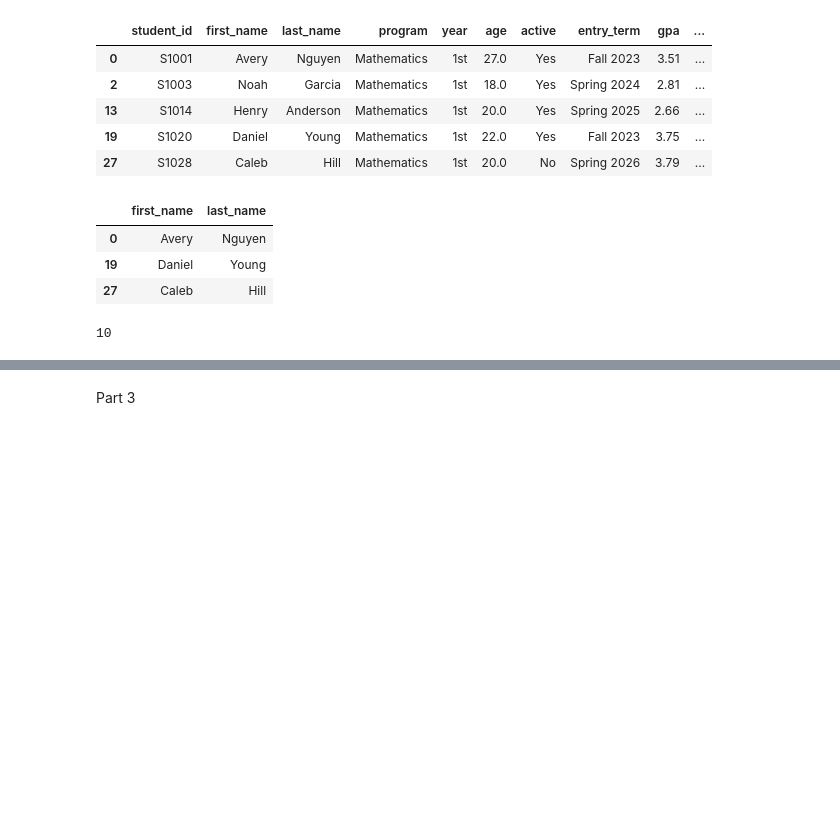
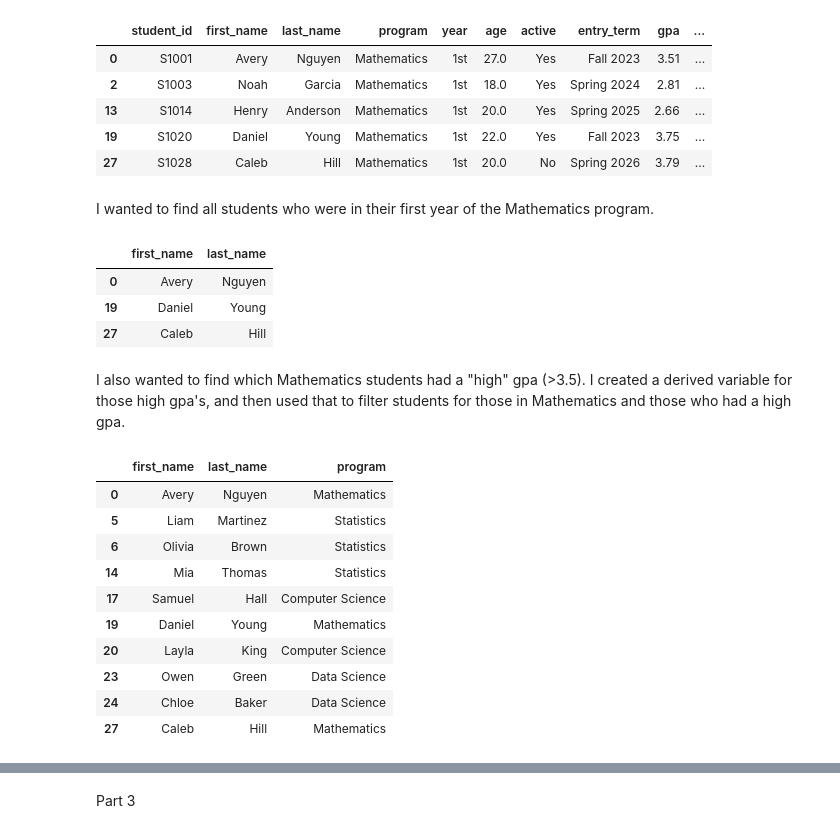
Before and after one commit to lukelowe19/STA556, a Jupyter notebook: notebooks/homework_1.ipynb, the cells around one changed output, grey strips where cells are left out. Cells and saved outputs as stored; diff of their text form; code cells hidden in the pictures; blank space fills up the shorter version.

```diff
--- a/notebooks/homework_1.ipynb
+++ b/notebooks/homework_1.ipynb
@@ -99,6 +99,8 @@ students.loc[
 | 13 | S1014 | Henry | Anderson | Mathematics | 1st | 20.0 | Yes | Spring 2025 | 2.66 | ... |
 | 19 | S1020 | Daniel | Young | Mathematics | 1st | 22.0 | Yes | Fall 2023 | 3.75 | ... |
 | 27 | S1028 | Caleb | Hill | Mathematics | 1st | 20.0 | No | Spring 2026 | 3.79 | ... |
+# %% [markdown]
+I wanted to find all students who were in their first year of the Mathematics program.
 # %%
 #2
 students["high_gpa"] = students["gpa"] >= 3.5
@@ -113,9 +115,24 @@ High_math_gpa
 | 0 | Avery | Nguyen |
 | 19 | Daniel | Young |
 | 27 | Caleb | Hill |
+# %% [markdown]
+I also wanted to find which Mathematics students had a "high" gpa (>3.5). I created a derived variable for those high gpa's, and then used that to filter students for those in Mathematics and those who had a high gpa.
 # %%
-#4
-high_gpa_list = [gpa >= 3.5 for gpa in students["gpa"]]
-sum(high_gpa_list)
+#3
+high_gpa_students = students.loc[
+    students["gpa"] >= 3.5,
+    ["first_name", "last_name","program"]
+]
+high_gpa_students
 # %% [output]
-10
+|  | first_name | last_name | program |
+| 0 | Avery | Nguyen | Mathematics |
+| 5 | Liam | Martinez | Statistics |
+| 6 | Olivia | Brown | Statistics |
+| 14 | Mia | Thomas | Statistics |
+| 17 | Samuel | Hall | Computer Science |
+| 19 | Daniel | Young | Mathematics |
+| 20 | Layla | King | Computer Science |
+| 23 | Owen | Green | Data Science |
+| 24 | Chloe | Baker | Data Science |
+| 27 | Caleb | Hill | Mathematics |
```
Also changed, not shown: parts of 12 cells of this notebook.
